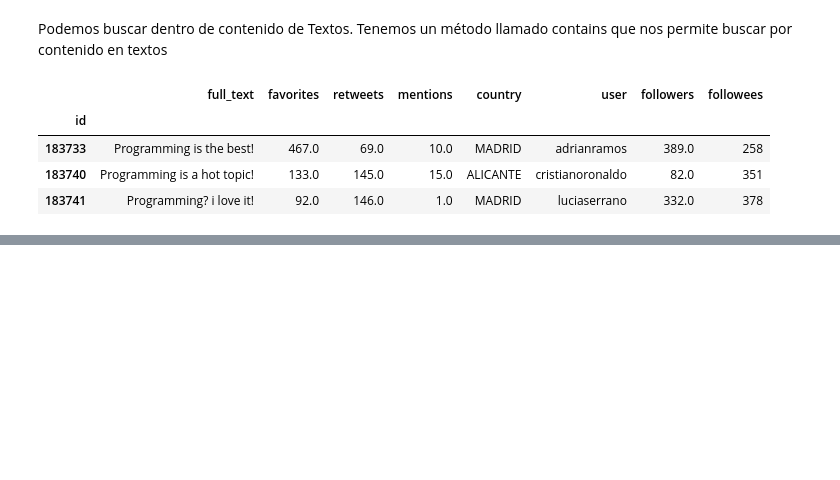
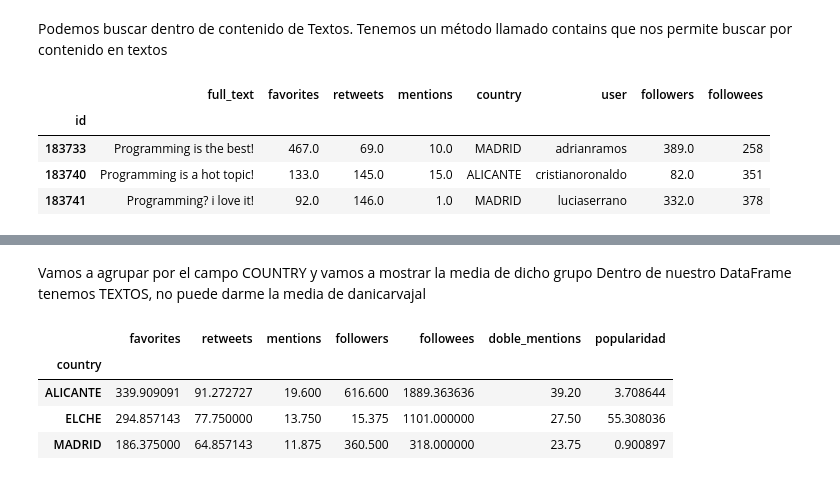
Before and after one commit to serraguti/PythonCiencia, a Jupyter notebook: ciencia05influencers.ipynb, the cells around one changed output, grey strips where cells are left out. Drawn from its saved outputs; the diff is of its cells as text; code cells hidden in the pictures; blank space fills up the shorter version.

```diff
--- a/ciencia05influencers.ipynb
+++ b/ciencia05influencers.ipynb
@@ -76,0 +125,11 @@ df[ df['full_text'].str.contains("Programming") ]
+# %% [markdown]
+Vamos a agrupar por el campo COUNTRY y vamos a mostrar la media de dicho grupo
+Dentro de nuestro DataFrame tenemos TEXTOS, no puede darme la media de danicarvajal
+# %%
+df.groupby(['country']).mean(numeric_only=True)
+# %% [output]
+|  | favorites | retweets | mentions | followers | followees | doble_mentions | popularidad |
+| country |  |  |  |  |  |  |  |
+| ALICANTE | 339.909091 | 91.272727 | 19.600 | 616.600 | 1889.363636 | 39.20 | 3.708644 |
+| ELCHE | 294.857143 | 77.750000 | 13.750 | 15.375 | 1101.000000 | 27.50 | 55.308036 |
+| MADRID | 186.375000 | 64.857143 | 11.875 | 360.500 | 318.000000 | 23.75 | 0.900897 |
```
Also changed, not shown: parts of 10 cells of this notebook, 2 other files.
